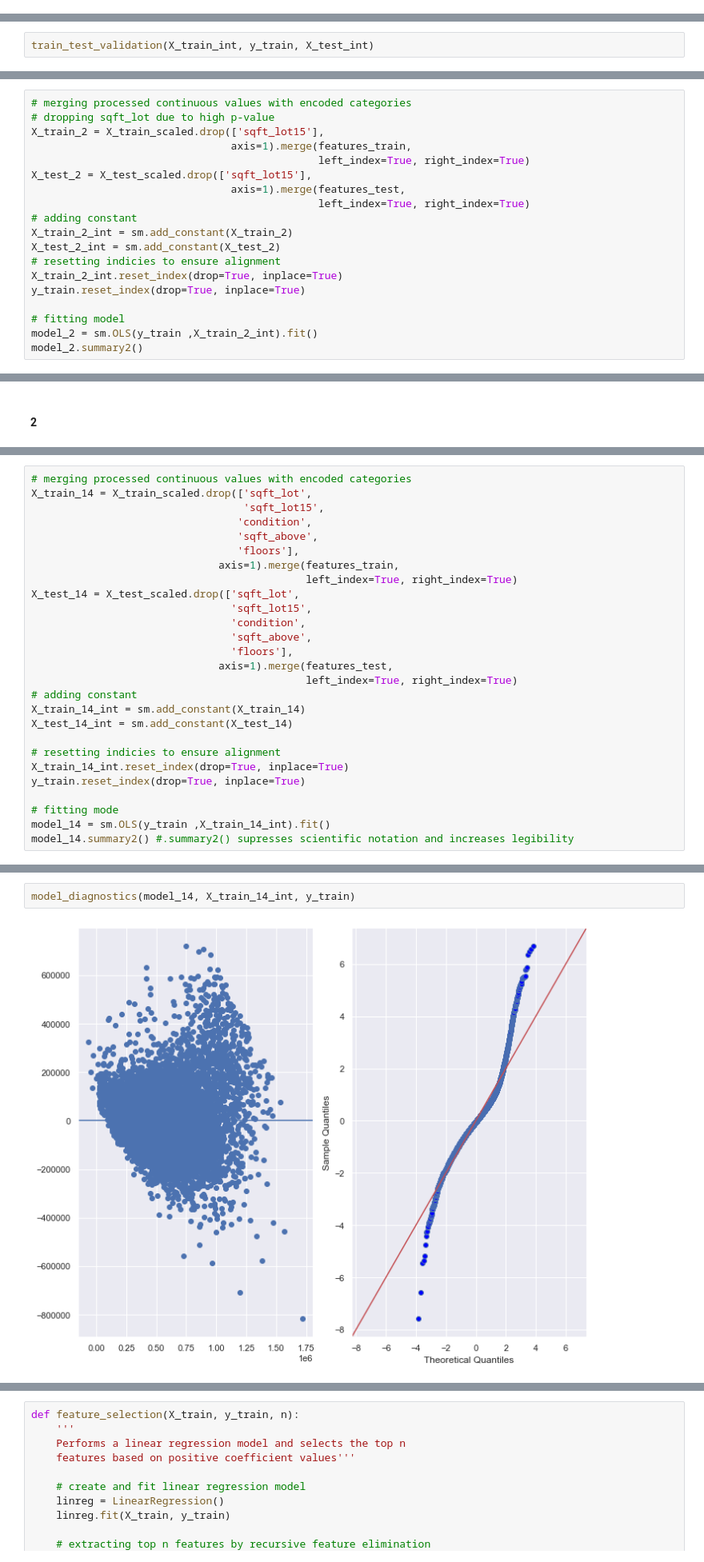
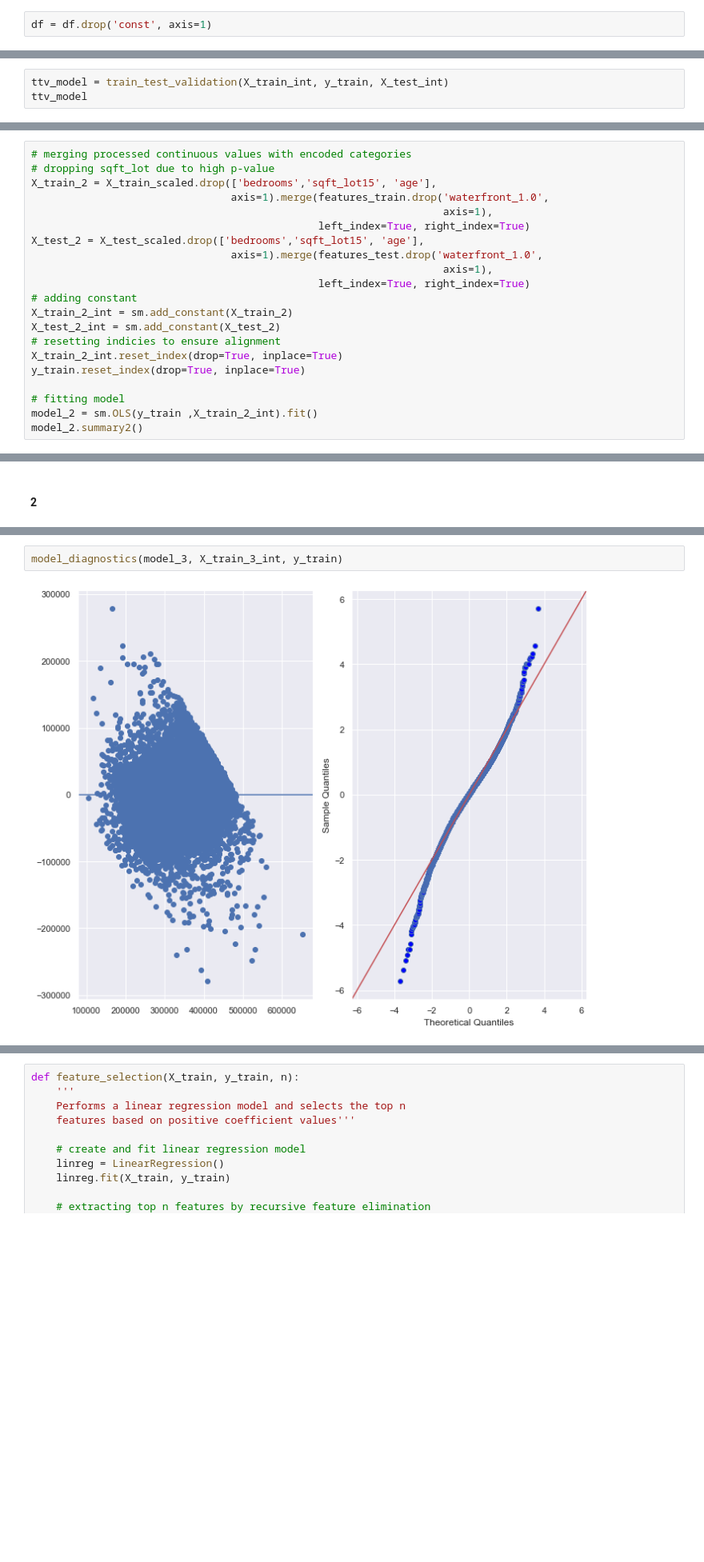
Before and after one commit to dan-rl1976/kc_housing_regression, a Jupyter notebook: final_notebook.ipynb, the cells around one changed output, grey strips where cells are left out. Shown at 80% size. Saved outputs shown, nothing was run; the diff lists cells and outputs as text; blank space fills up the shorter version.

```diff
--- a/final_notebook.ipynb
+++ b/final_notebook.ipynb
@@ -437,3 +430,5 @@ vif_dct
+# %%
+df = df.drop('const', axis=1)
 # %% [markdown]
 By dropping the **'sqft_basement'** column we have eliminated any multicollinearity flags. Important to note the marginally higher values of **'sqft_living'** and **'sqft_above'**. If we need to minimize multicollinearity later, these would be two candidates for dropping.
 
@@ -600,4 +598,5 @@ def train_test_validation(X_train, y_train, X_test):
     return metrics_dct
 # %%
-train_test_validation(X_train_int, y_train, X_test_int)
+ttv_model = train_test_validation(X_train_int, y_train, X_test_int)
+ttv_model
 # %% [output]
@@ -622,11 +636,13 @@ In this section we will attempt to brute force a better QQ plot, while preservin
 # %%
 # merging processed continuous values with encoded categories
 # dropping sqft_lot due to high p-value
-X_train_2 = X_train_scaled.drop(['sqft_lot15'],
-                                axis=1).merge(features_train,
+X_train_2 = X_train_scaled.drop(['bedrooms','sqft_lot15', 'age'],
+                                axis=1).merge(features_train.drop('waterfront_1.0',
+                                                                  axis=1),
                                               left_index=True, right_index=True)
-X_test_2 = X_test_scaled.drop(['sqft_lot15'],
-                                axis=1).merge(features_test,
+X_test_2 = X_test_scaled.drop(['bedrooms','sqft_lot15', 'age'],
+                                axis=1).merge(features_test.drop('waterfront_1.0',
+                                                                  axis=1),
                                               left_index=True, right_index=True)
 # adding constant
 X_train_2_int = sm.add_constant(X_train_2)
@@ -1236,27 +748,0 @@ model_13.summary2() #.summary2() supresses scientific notation and increases leg
-# %%
-# merging processed continuous values with encoded categories
-X_train_14 = X_train_scaled.drop(['sqft_lot',
-                                  'sqft_lot15',
-                                 'condition',
-                                 'sqft_above',
-                                 'floors'],
-                              axis=1).merge(features_train,
-                                            left_index=True, right_index=True)
-X_test_14 = X_test_scaled.drop(['sqft_lot',
-                                'sqft_lot15',
-                                'condition',
-                                'sqft_above',
-                                'floors'],
-                              axis=1).merge(features_test,
-                                            left_index=True, right_index=True)
-# adding constant
-X_train_14_int = sm.add_constant(X_train_14)
-X_test_14_int = sm.add_constant(X_test_14)
-
-# resetting indicies to ensure alignment
-X_train_14_int.reset_index(drop=True, inplace=True)
-y_train.reset_index(drop=True, inplace=True)
-
-# fitting mode
-model_14 = sm.OLS(y_train ,X_train_14_int).fit()
-model_14.summary2() #.summary2() supresses scientific notation and increases legibility
@@ -1291,4 +749,4 @@ model_14.summary2() #.summary2() supresses scientific notation and increases leg
 # %%
-model_diagnostics(model_14, X_train_14_int, y_train)
+model_diagnostics(model_3, X_train_3_int, y_train)
 # %% [output]
-[figure, old version]
+[figure, new version]
```
Also changed, not shown: parts of 57 cells of this notebook, 2 other files.
